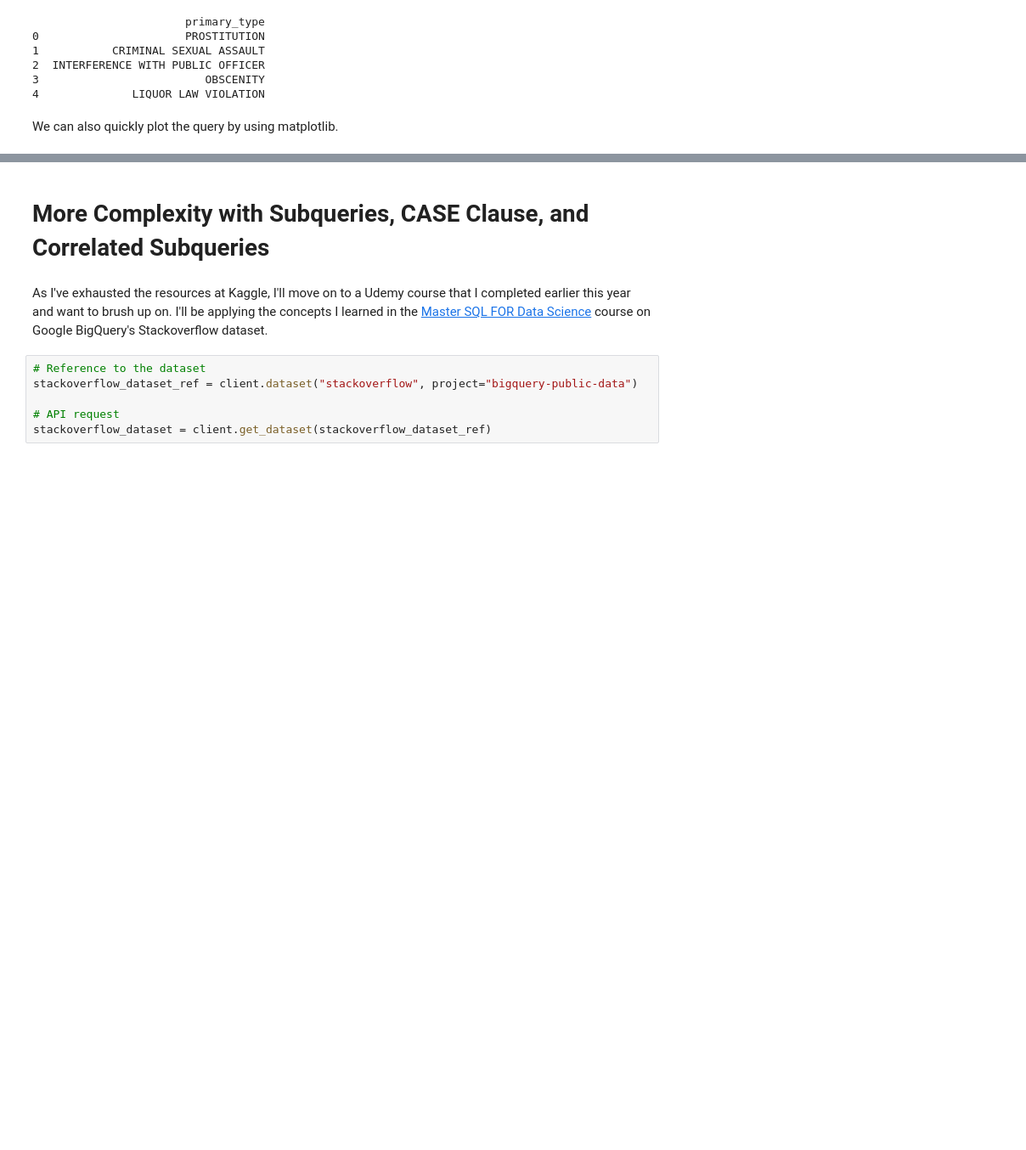
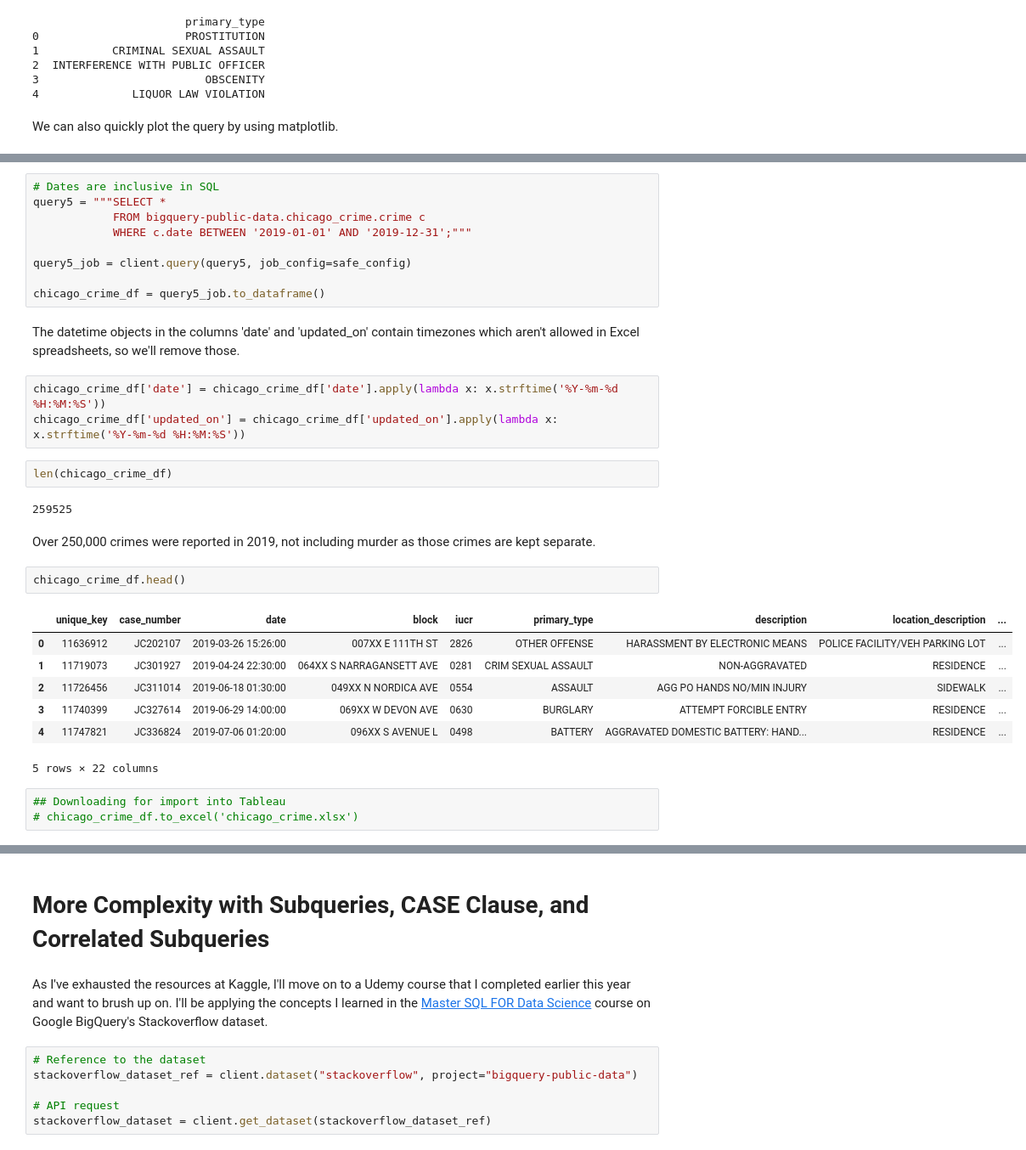
Before and after one commit to akelly66/BigQuery-SQL-Practice, a Jupyter notebook: Kaggle-SQL-BigQuery.ipynb, the cells around one changed output, grey strips where cells are left out. Shown: that part at 85% size. Cells and saved outputs as stored; diff of their text form; blank space fills up the shorter version.

```diff
--- a/Kaggle-SQL-BigQuery.ipynb
+++ b/Kaggle-SQL-BigQuery.ipynb
@@ -213,0 +215,33 @@ plt.title("Uncommon Crimes by Count");
+# %%
+# Dates are inclusive in SQL
+query5 = """SELECT *
+            FROM bigquery-public-data.chicago_crime.crime c
+            WHERE c.date BETWEEN '2019-01-01' AND '2019-12-31';"""
+
+query5_job = client.query(query5, job_config=safe_config)
+
+chicago_crime_df = query5_job.to_dataframe()
+# %% [markdown]
+The datetime objects in the columns 'date' and 'updated_on' contain timezones which aren't allowed in Excel spreadsheets, so we'll remove those.
+# %%
+chicago_crime_df['date'] = chicago_crime_df['date'].apply(lambda x: x.strftime('%Y-%m-%d %H:%M:%S'))
+chicago_crime_df['updated_on'] = chicago_crime_df['updated_on'].apply(lambda x: x.strftime('%Y-%m-%d %H:%M:%S'))
+# %%
+len(chicago_crime_df)
+# %% [output]
+259525
+# %% [markdown]
+Over 250,000 crimes were reported in 2019, not including murder as those crimes are kept separate.
+# %%
+chicago_crime_df.head()
+# %% [output]
+|  | unique_key | case_number | date | block | iucr | primary_type | description | location_description | ... |
+| 0 | 11636912 | JC202107 | 2019-03-26 15:26:00 | 007XX E 111TH ST | 2826 | OTHER OFFENSE | HARASSMENT BY ELECTRONIC MEANS | POLICE FACILITY/VEH PARKING LOT | ... |
+| 1 | 11719073 | JC301927 | 2019-04-24 22:30:00 | 064XX S NARRAGANSETT AVE | 0281 | CRIM SEXUAL ASSAULT | NON-AGGRAVATED | RESIDENCE | ... |
+| 2 | 11726456 | JC311014 | 2019-06-18 01:30:00 | 049XX N NORDICA AVE | 0554 | ASSAULT | AGG PO HANDS NO/MIN INJURY | SIDEWALK | ... |
+| 3 | 11740399 | JC327614 | 2019-06-29 14:00:00 | 069XX W DEVON AVE | 0630 | BURGLARY | ATTEMPT FORCIBLE ENTRY | RESIDENCE | ... |
+| 4 | 11747821 | JC336824 | 2019-07-06 01:20:00 | 096XX S AVENUE L | 0498 | BATTERY | AGGRAVATED DOMESTIC BATTERY: HAND... | RESIDENCE | ... |
+5 rows × 22 columns
+# %%
+## Downloading for import into Tableau
+# chicago_crime_df.to_excel('chicago_crime.xlsx')
```
Also changed, not shown: parts of 17 cells of this notebook, 3 other files.
